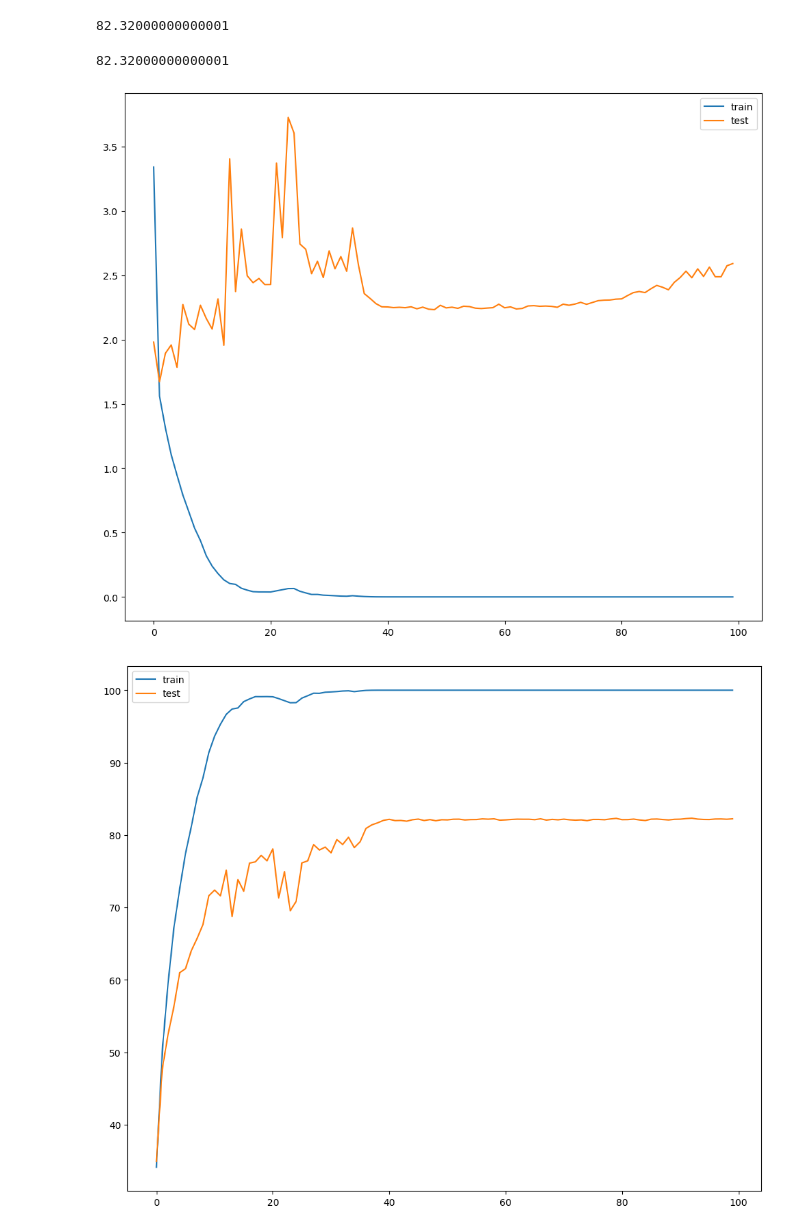
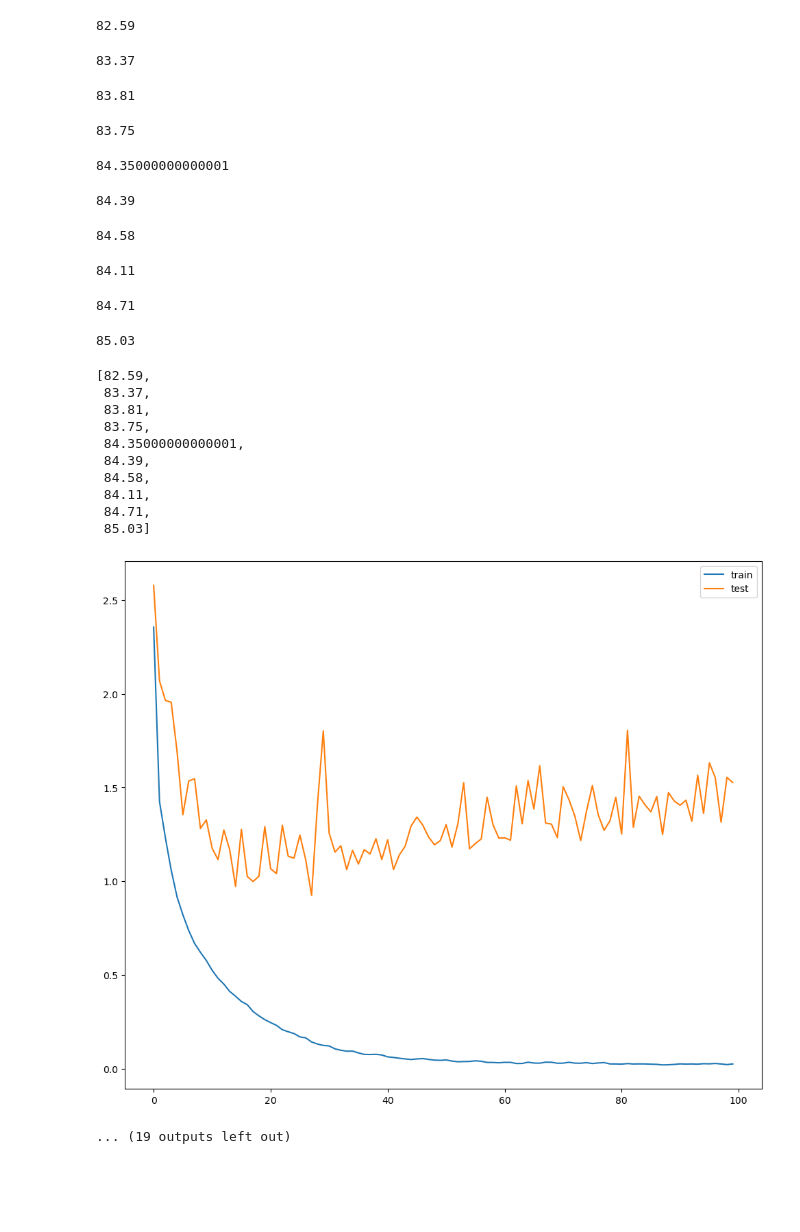
Before and after one commit to Coobiw/self-learning-codes-notes, a Jupyter notebook: codes/kd/kd_cifar10.ipynb, the cells around one changed output. Cells and saved outputs as stored; diff of their text form; code cells hidden in the pictures; blank space fills up the shorter version.

```diff
--- a/codes/kd/kd_cifar10.ipynb
+++ b/codes/kd/kd_cifar10.ipynb
@@ -76,7 +76,7 @@ class AverageMeter:
             self.sum += val
         self.avg = self.sum / self.n
 
-def train(model,gpu,fig_name:str,kd_tag=False,teacher=None,temp=2.5,alpha=0.5):
+def train(model,gpu,fig_name:str,kd_tag=False,teacher=None,temp=2.,alpha=0.5):
     train_loader,test_loader = get_loader(normalize_tag=True,bs=2048)
     os.environ["CUDA_VISIBLE_DEVICES"] = gpu
     lr = 1e-3
@@ -195,9 +195,32 @@ scratch_student_acc
 # %%
-student = resnet18(pretrained=False)
-student_acc,_ = train(model=student,gpu='0,1,2,3,4,5,6,7',fig_name='kd_student',kd_tag=True,teacher=teacher)
-student_acc
+temp_list = list(range(1,11))
+acc_list = []
+for temp in temp_list:
+    student = resnet18(pretrained=False)
+    student_acc,_ = train(model=student,gpu='0,1,2,3,4,5,6,7',fig_name=f'50student_temp{temp}',kd_tag=True,teacher=teacher,temp=temp)
+    acc_list.append(student_acc)
+
+acc_list
 # %% [output]
-82.32000000000001
+82.59
-82.32000000000001
+83.37
+83.81
+83.75
+84.35000000000001
+84.39
+84.58
+84.11
+84.71
+85.03
+[82.59,
+ 83.37,
+ 83.81,
+ 83.75,
+ 84.35000000000001,
+ 84.39,
+ 84.58,
+ 84.11,
+ 84.71,
+ 85.03]
-[figure, old version]
+[figure, new version]
-[figure, removed]
+... (19 outputs left out)
```
Also changed, not shown: parts of 9 cells of this notebook.
